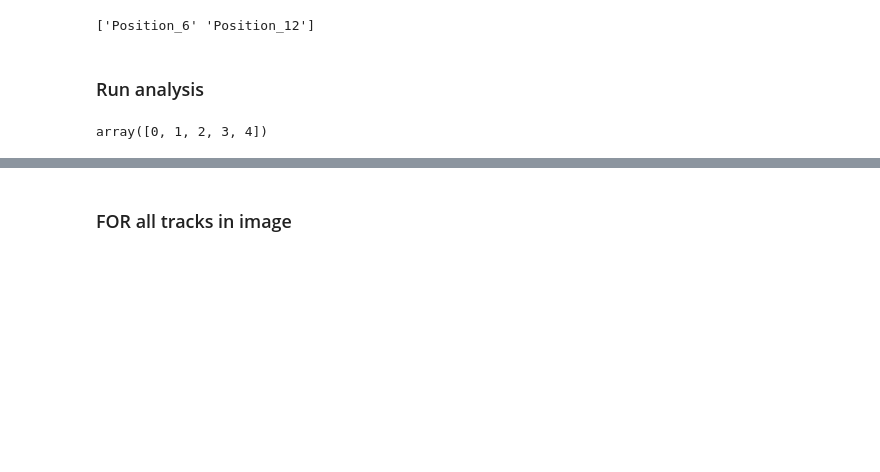
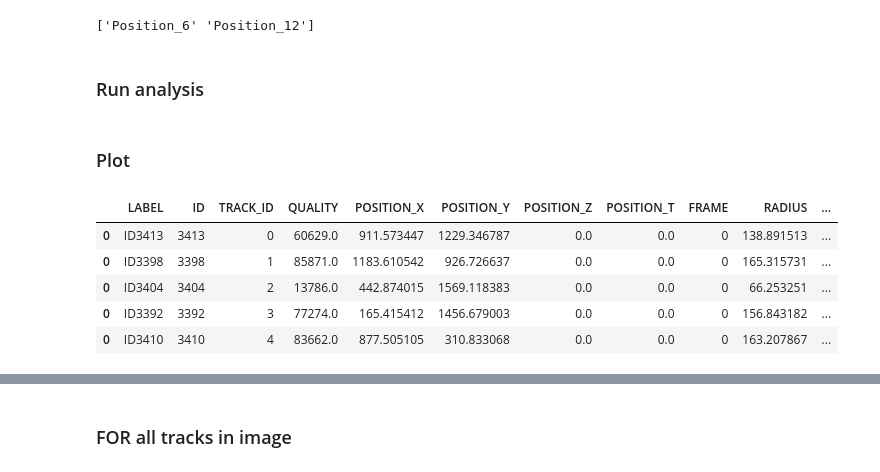
Before and after one commit to CellMigrationLab/AFT_tracks, a Jupyter notebook: 20250304_AFT_tracks.ipynb, the cells around one changed output, grey strips where cells are left out. Saved outputs shown, nothing was run; the diff lists cells and outputs as text; code cells hidden in the pictures; blank space fills up the shorter version.

Commit message:
20250304 add some plots

```diff
--- a/20250304_AFT_tracks.ipynb
+++ b/20250304_AFT_tracks.ipynb
@@ -194,7 +200,30 @@ for position in range(len(im_list_current)):
 
     df_list1 = [df_subset_out, df_track_out]
     df_subset_out = pd.concat([df_subset_out for df_subset_out in df_list1 if not df_subset_out.empty])
-# %%
-df_subset_out.TRACK_ID.unique()
-# %% [output]
-array([0, 1, 2, 3, 4])
+# %% [markdown]
+### Plot
+# %%
+cmap = plt.get_cmap('hsv')
+position = 0
+# load current image
+im = io.imread(image_list[position])
+if single_frame == True:
+    im = im[0,]
+
+# run AFT on all (relevant) frames
+x, y, u, v, im_theta, im_eccentricity = AFT.image_local_order(im, window_size, overlap, save_path = [],
+                                                              plot_overlay=False,
+                                                              plot_angles=False,
+                                                              plot_eccentricity=False,
+                                                              save_figures=False)
+# get relevant part of subset_out df
+df_temp = df_subset_out.loc[df_subset_out.File_name_raw == im_list_current[position]]
+# %%
+df_temp.loc[df_temp.FRAME == 0]
+# %% [output]
+|  | LABEL | ID | TRACK_ID | QUALITY | POSITION_X | POSITION_Y | POSITION_Z | POSITION_T | FRAME | RADIUS | ... |
+| 0 | ID3413 | 3413 | 0 | 60629.0 | 911.573447 | 1229.346787 | 0.0 | 0.0 | 0 | 138.891513 | ... |
+| 0 | ID3398 | 3398 | 1 | 85871.0 | 1183.610542 | 926.726637 | 0.0 | 0.0 | 0 | 165.315731 | ... |
+| 0 | ID3404 | 3404 | 2 | 13786.0 | 442.874015 | 1569.118383 | 0.0 | 0.0 | 0 | 66.253251 | ... |
+| 0 | ID3392 | 3392 | 3 | 77274.0 | 165.415412 | 1456.679003 | 0.0 | 0.0 | 0 | 156.843182 | ... |
+| 0 | ID3410 | 3410 | 4 | 83662.0 | 877.505105 | 310.833068 | 0.0 | 0.0 | 0 | 163.207867 | ... |
```
Also changed, not shown: parts of 5 cells of this notebook.
